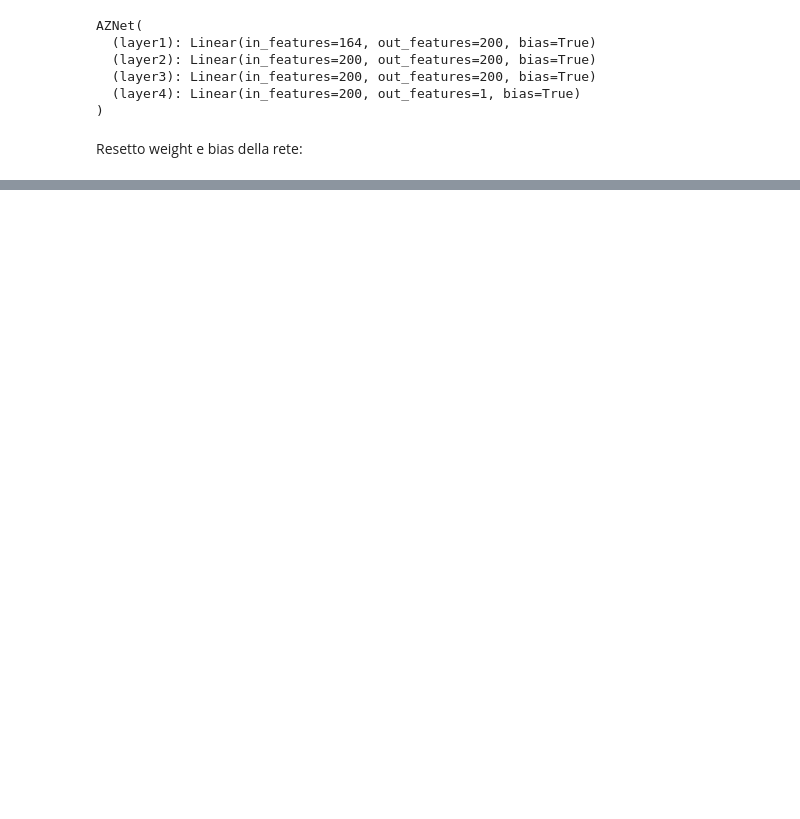
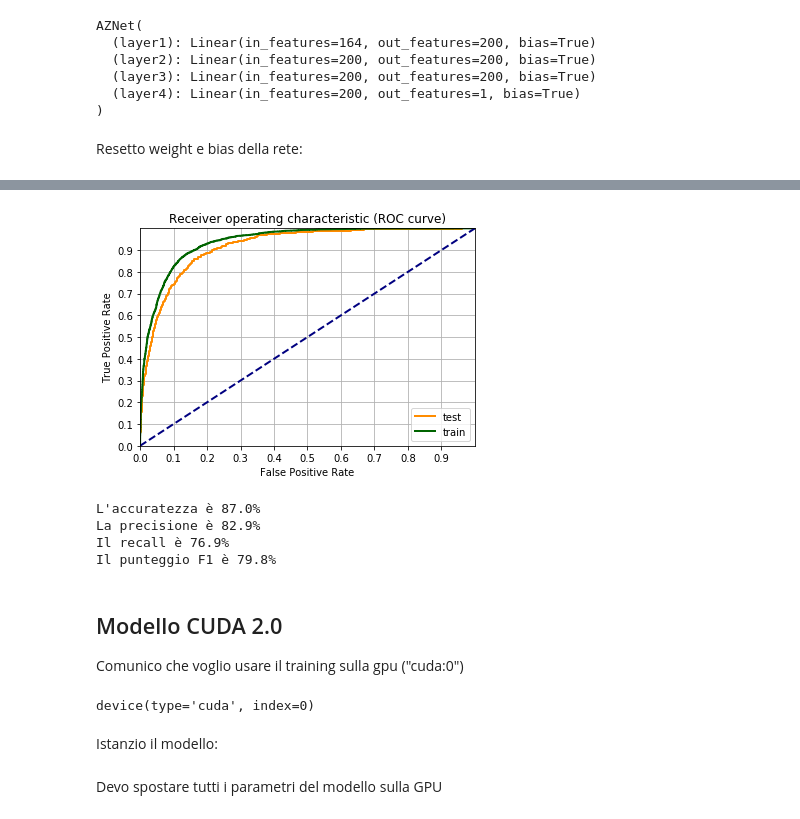
Before and after one commit to Antozamm/1week4, a Jupyter notebook: NN_with_Pytorch2.ipynb, the cells around one changed output, grey strips where cells are left out. Drawn from its saved outputs; the diff is of its cells as text; code cells hidden in the pictures; blank space fills up the shorter version.

```diff
--- a/NN_with_Pytorch2.ipynb
+++ b/NN_with_Pytorch2.ipynb
@@ -835,0 +878,17 @@ Il punteggio F1 è 79.1%
+# %%
+performanceModello(model)
+# %% [output]
+[figure, added]
+L'accuratezza è 87.0%
+La precisione è 82.9%
+Il recall è 76.9%
+Il punteggio F1 è 79.8%
+# %% [markdown]
+## Modello CUDA 2.0
+Comunico che voglio usare il training sulla gpu ("cuda:0")
+# %%
+torch.device("cuda:0")
+# %% [output]
+device(type='cuda', index=0)
+# %% [markdown]
+Istanzio il modello:
@@ -835,0 +897,2 @@ Il punteggio F1 è 79.1%
+# %% [markdown]
+Devo spostare tutti i parametri del modello sulla GPU
```
Also changed, not shown: parts of 67 cells of this notebook, 2 other files.
